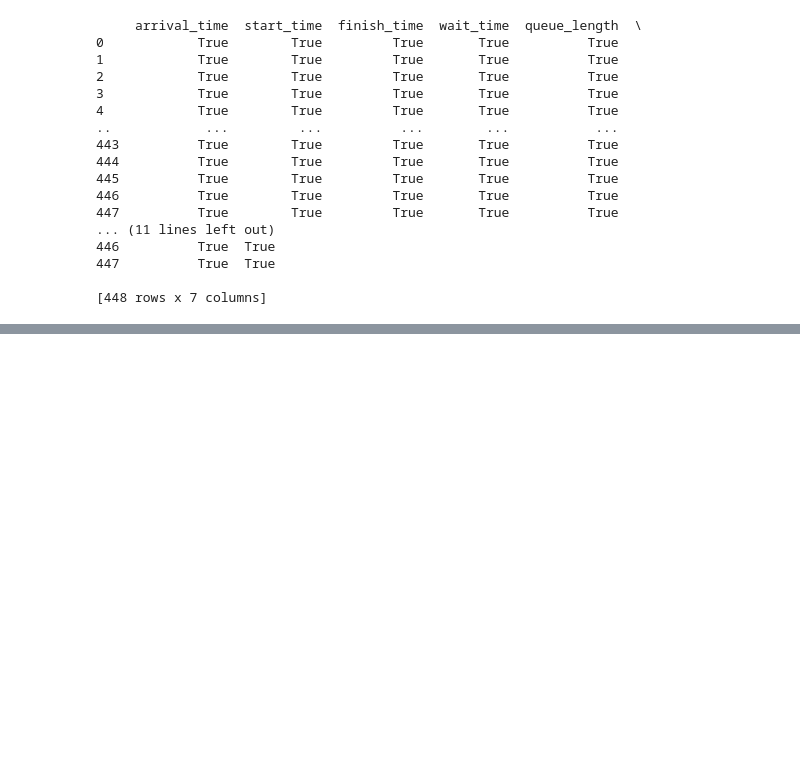
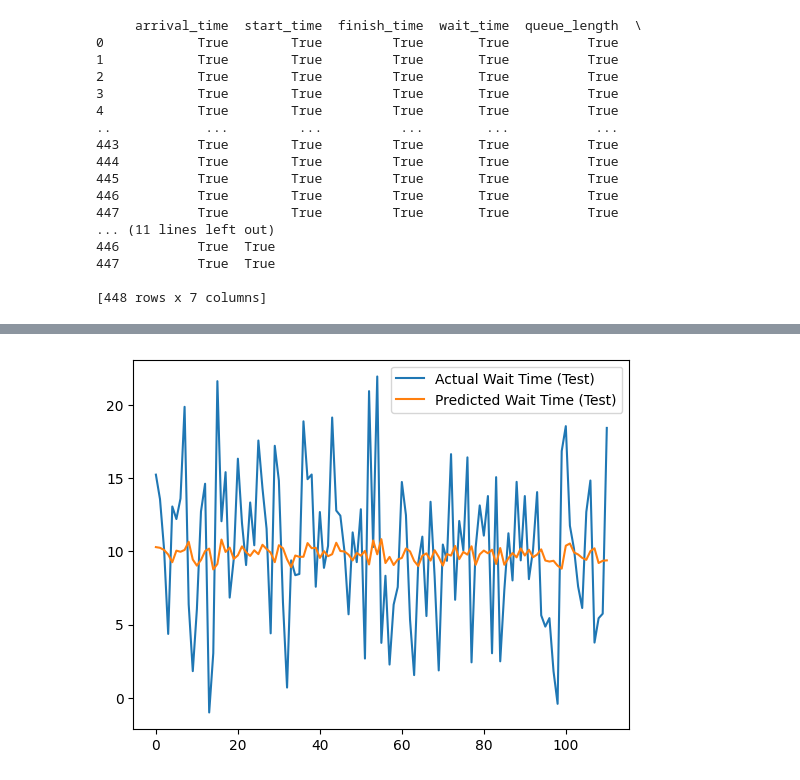
Before and after one commit to lyw142/RestaurantQueueingSystem, a Jupyter notebook: src/main/python/QueueSystem2.ipynb, the cells around one changed output, grey strips where cells are left out. Saved outputs shown, nothing was run; the diff lists cells and outputs as text; code cells hidden in the pictures; blank space fills up the shorter version.

```diff
--- a/src/main/python/QueueSystem2.ipynb
+++ b/src/main/python/QueueSystem2.ipynb
@@ -327,0 +364,24 @@ train_X = np.reshape(train_X, (train_X.shape[0], 1, train_X.shape[1]))
+# %%
+# Assuming 'test' is your test set
+test_features = test[['wait_time']].values.astype(float)
+test_features_scaled = scaler.transform(test_features)
+
+# Create the test dataset with look back
+test_X, test_y = create_dataset(test_features_scaled, look_back)
+
+# Reshape the input data to be in the form [samples, time steps, features]
+test_X = np.reshape(test_X, (test_X.shape[0], 1, test_X.shape[1]))
+
+# Make predictions on the test set
+test_predict = model.predict(test_X)
+
+# Inverse transform the predictions to the original scale
+test_predict = scaler.inverse_transform(test_predict)
+test_y = scaler.inverse_transform([test_y])
+
+# Plot the results
+plt.plot(test_y.flatten(), label='Actual Wait Time (Test)')
+plt.plot(test_predict.flatten(), label='Predicted Wait Time (Test)')
+plt.legend()
+plt.show()
+# %% [output]
@@ -327,0 +389 @@ train_X = np.reshape(train_X, (train_X.shape[0], 1, train_X.shape[1]))
+[figure, added]
```
Also changed, not shown: parts of 14 cells of this notebook, 1 other file.
